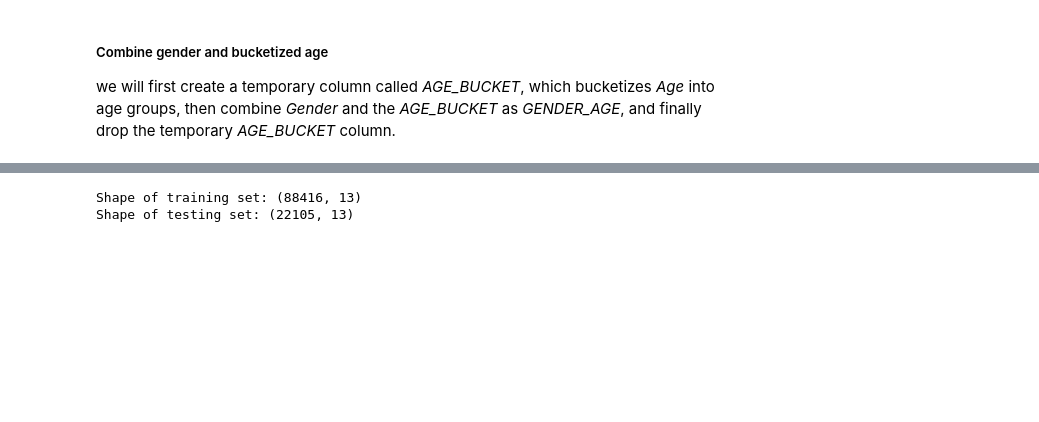
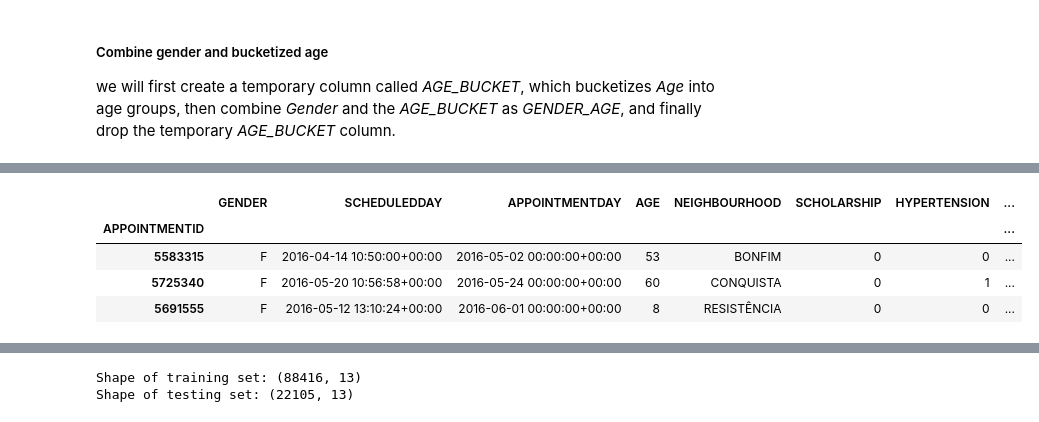
Before and after one commit to makaveli006/Healthcare-Appointment-Absent-Prediction, a Jupyter notebook: 1.Project Notebook.ipynb, the cells around one changed output, grey strips where cells are left out. Saved outputs shown, nothing was run; the diff lists cells and outputs as text; code cells hidden in the pictures; blank space fills up the shorter version.

```diff
--- a/1.Project Notebook.ipynb
+++ b/1.Project Notebook.ipynb
@@ -1319,2 +1440,10 @@ test_data = test_data[cols_test]
+# %%
+test_data.head(3)
+# %% [output]
+|  | GENDER | SCHEDULEDDAY | APPOINTMENTDAY | AGE | NEIGHBOURHOOD | SCHOLARSHIP | HYPERTENSION | ... |
+| APPOINTMENTID |  |  |  |  |  |  |  | ... |
+| 5583315 | F | 2016-04-14 10:50:00+00:00 | 2016-05-02 00:00:00+00:00 | 53 | BONFIM | 0 | 0 | ... |
+| 5725340 | F | 2016-05-20 10:56:58+00:00 | 2016-05-24 00:00:00+00:00 | 60 | CONQUISTA | 0 | 1 | ... |
+| 5691555 | F | 2016-05-12 13:10:24+00:00 | 2016-06-01 00:00:00+00:00 | 8 | RESISTÊNCIA | 0 | 0 | ... |
 # %%
 # Drop AGE_BUCKET from training set
```
Also changed, not shown: parts of 34 cells of this notebook, 1 other file.
